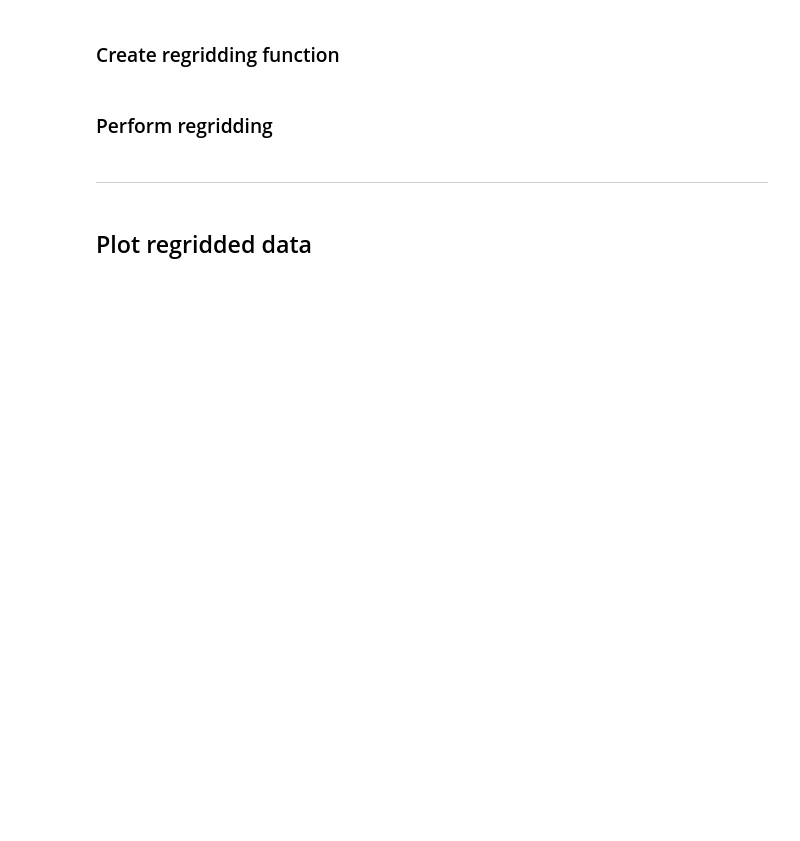
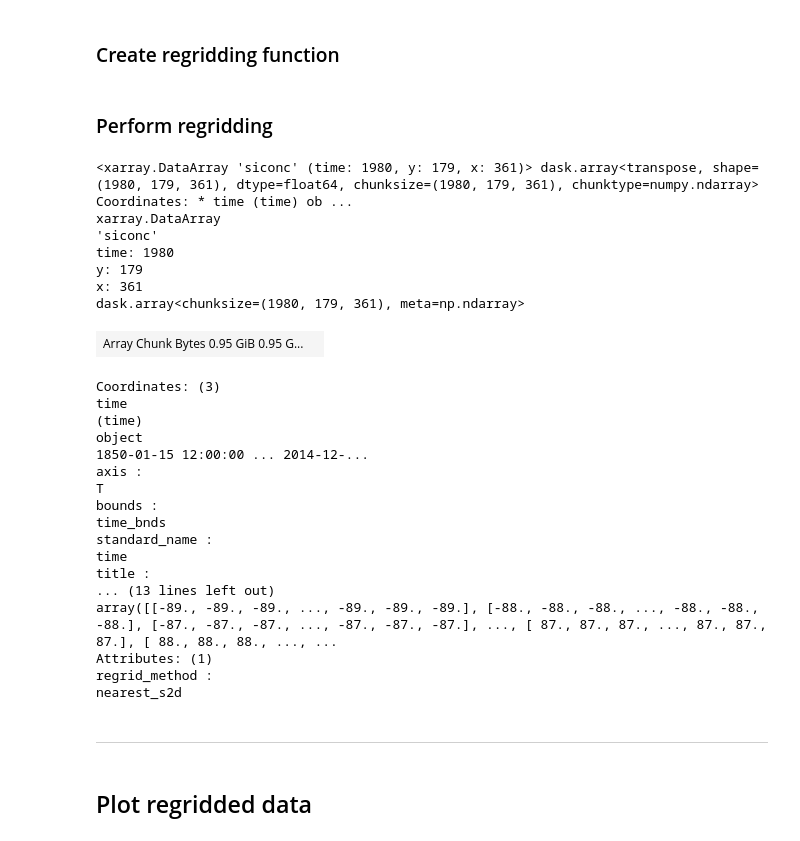
Before and after one commit to pderepen/Regridding_scripts, a Jupyter notebook: regrid_CESM2_seaice_to_1x1.ipynb, the cells around one changed output. Cells and saved outputs as stored; diff of their text form; code cells hidden in the pictures; blank space fills up the shorter version.

```diff
--- a/regrid_CESM2_seaice_to_1x1.ipynb
+++ b/regrid_CESM2_seaice_to_1x1.ipynb
@@ -101,6 +111,33 @@ regridder = xe.Regridder(sic, target_grid, method_list[2], periodic=True)
 ### Perform regridding
 # %%
 sic_rg = regridder(sic)
+sic_rg
+# %% [output]
+<xarray.DataArray 'siconc' (time: 1980, y: 179, x: 361)> dask.array<transpose, shape=(1980, 179, 361), dtype=float64, chunksize=(1980, 179, 361), chunktype=numpy.ndarray> Coordinates: * time (time) ob ...
+xarray.DataArray
+'siconc'
+time: 1980
+y: 179
+x: 361
+dask.array<chunksize=(1980, 179, 361), meta=np.ndarray>
+| Array Chunk Bytes 0.95 GiB 0.95 G... |  |
+Coordinates: (3)
+time
+(time)
+object
+1850-01-15 12:00:00 ... 2014-12-...
+axis :
+T
+bounds :
+time_bnds
+standard_name :
+time
+title :
+... (13 lines left out)
+array([[-89., -89., -89., ..., -89., -89., -89.], [-88., -88., -88., ..., -88., -88., -88.], [-87., -87., -87., ..., -87., -87., -87.], ..., [ 87., 87., 87., ..., 87., 87., 87.], [ 88., 88., 88., ..., ...
+Attributes: (1)
+regrid_method :
+nearest_s2d
 # %% [markdown]
 ---
 # %% [markdown]
```
Also changed, not shown: parts of 15 cells of this notebook.
